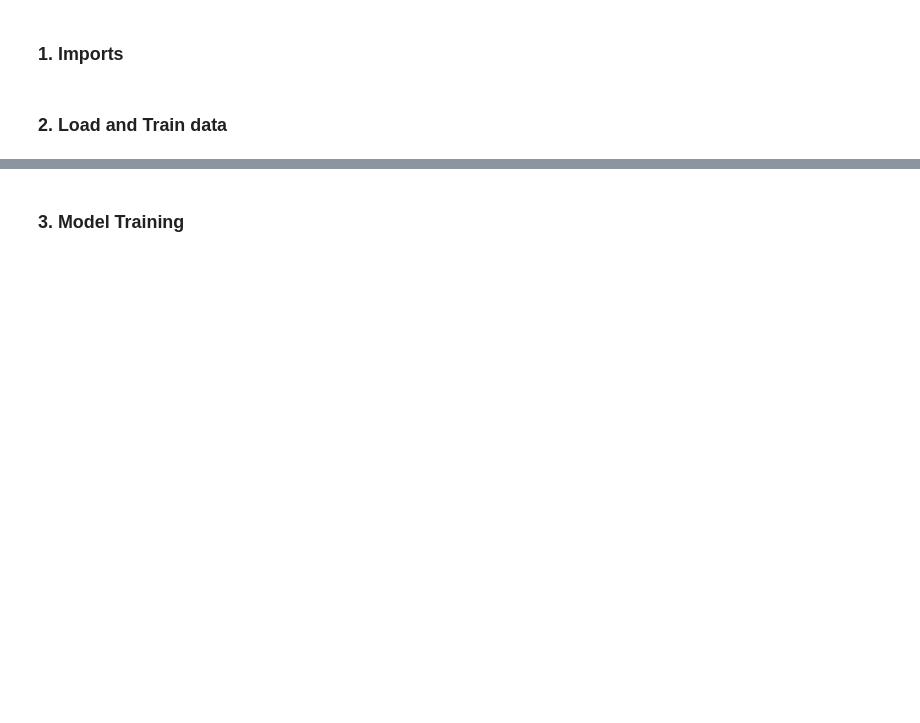
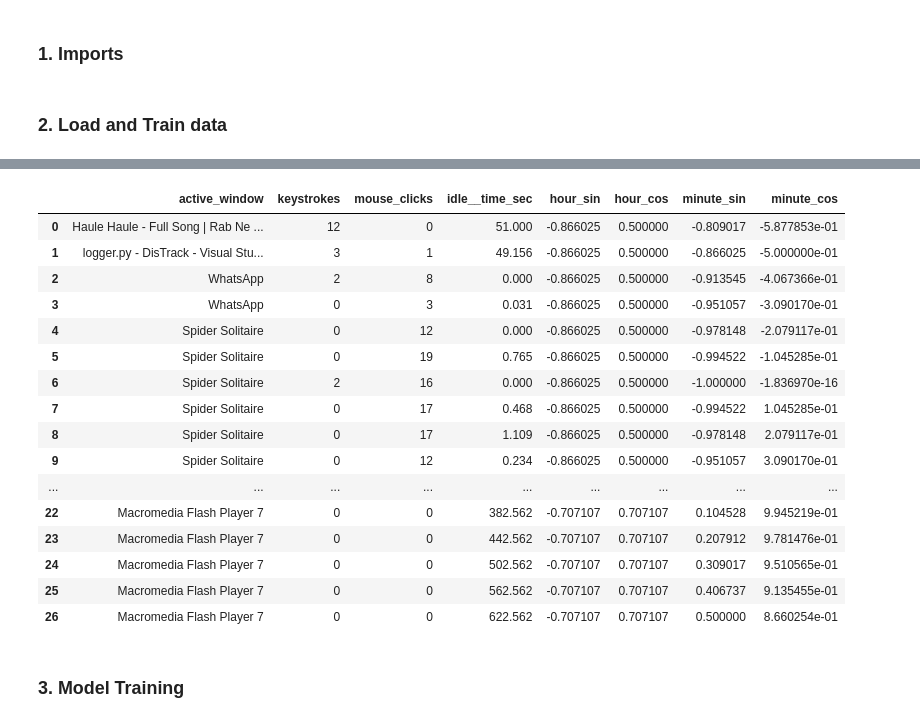
Before and after one commit to K-Thomson-coder/DisTrack, a Jupyter notebook: model/train_model.ipynb, the cells around one changed output, grey strips where cells are left out. Saved outputs shown, nothing was run; the diff lists cells and outputs as text; code cells hidden in the pictures; blank space fills up the shorter version.

```diff
--- a/model/train_model.ipynb
+++ b/model/train_model.ipynb
@@ -34,4 +62,24 @@ X = df.drop(columns = ["label"])
 y = df["label"]
+# %%
+X
+# %% [output]
+|  | active_window | keystrokes | mouse_clicks | idle__time_sec | hour_sin | hour_cos | minute_sin | minute_cos |
+| 0 | Haule Haule - Full Song | Rab Ne ... | 12 | 0 | 51.000 | -0.866025 | 0.500000 | -0.809017 | -5.877853e-01 |
+| 1 | logger.py - DisTrack - Visual Stu... | 3 | 1 | 49.156 | -0.866025 | 0.500000 | -0.866025 | -5.000000e-01 |
+| 2 | WhatsApp | 2 | 8 | 0.000 | -0.866025 | 0.500000 | -0.913545 | -4.067366e-01 |
+| 3 | WhatsApp | 0 | 3 | 0.031 | -0.866025 | 0.500000 | -0.951057 | -3.090170e-01 |
+| 4 | Spider Solitaire | 0 | 12 | 0.000 | -0.866025 | 0.500000 | -0.978148 | -2.079117e-01 |
+| 5 | Spider Solitaire | 0 | 19 | 0.765 | -0.866025 | 0.500000 | -0.994522 | -1.045285e-01 |
+| 6 | Spider Solitaire | 2 | 16 | 0.000 | -0.866025 | 0.500000 | -1.000000 | -1.836970e-16 |
+| 7 | Spider Solitaire | 0 | 17 | 0.468 | -0.866025 | 0.500000 | -0.994522 | 1.045285e-01 |
+| 8 | Spider Solitaire | 0 | 17 | 1.109 | -0.866025 | 0.500000 | -0.978148 | 2.079117e-01 |
+| 9 | Spider Solitaire | 0 | 12 | 0.234 | -0.866025 | 0.500000 | -0.951057 | 3.090170e-01 |
+| ... | ... | ... | ... | ... | ... | ... | ... | ... |
+| 22 | Macromedia Flash Player 7 | 0 | 0 | 382.562 | -0.707107 | 0.707107 | 0.104528 | 9.945219e-01 |
+| 23 | Macromedia Flash Player 7 | 0 | 0 | 442.562 | -0.707107 | 0.707107 | 0.207912 | 9.781476e-01 |
+| 24 | Macromedia Flash Player 7 | 0 | 0 | 502.562 | -0.707107 | 0.707107 | 0.309017 | 9.510565e-01 |
+| 25 | Macromedia Flash Player 7 | 0 | 0 | 562.562 | -0.707107 | 0.707107 | 0.406737 | 9.135455e-01 |
+| 26 | Macromedia Flash Player 7 | 0 | 0 | 622.562 | -0.707107 | 0.707107 | 0.500000 | 8.660254e-01 |
 # %%
 categorial_features = ["active_window"]
 numeric_features = [col for col in X.columns if col != "active_window"]
```
Also changed, not shown: parts of 11 cells of this notebook, 5 other files.
